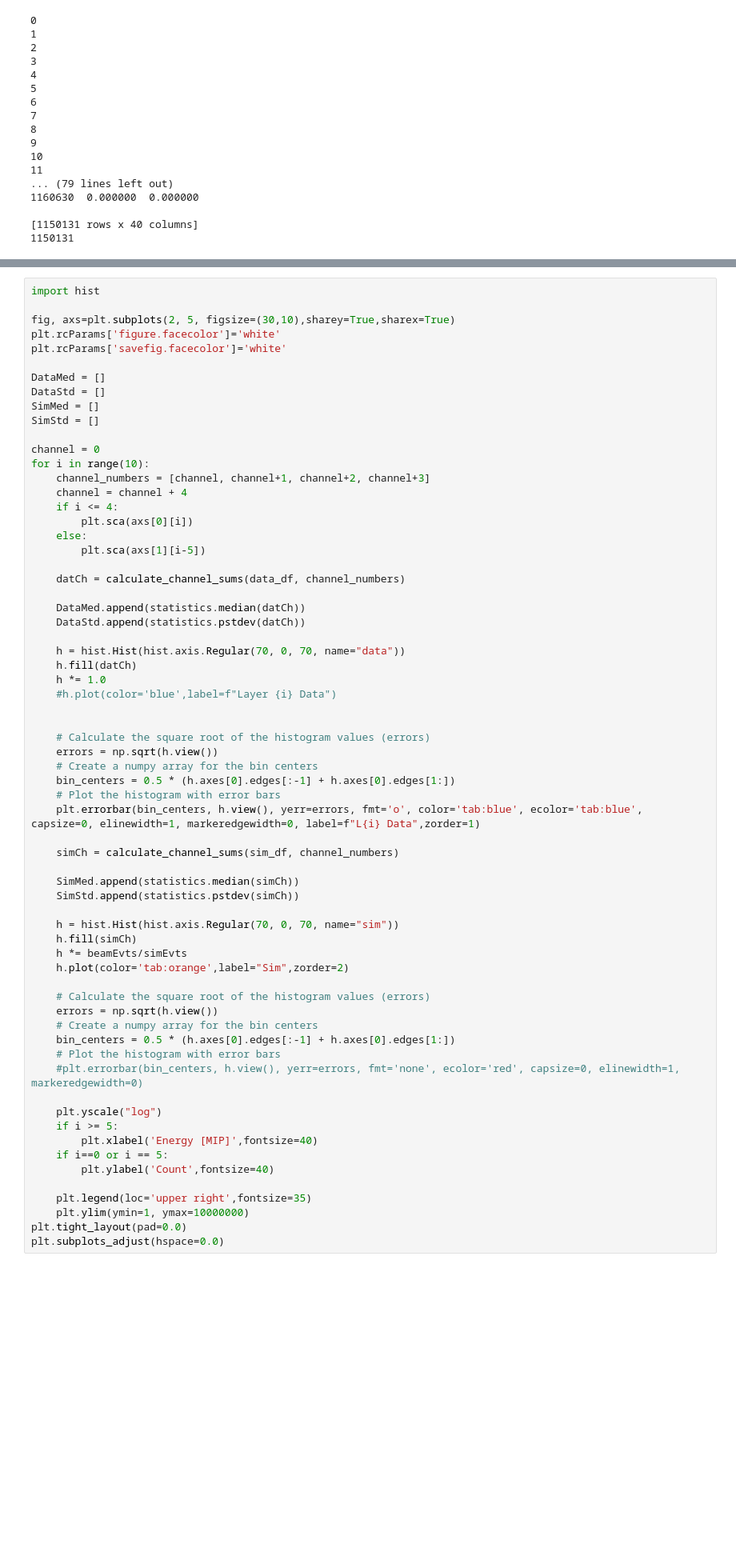
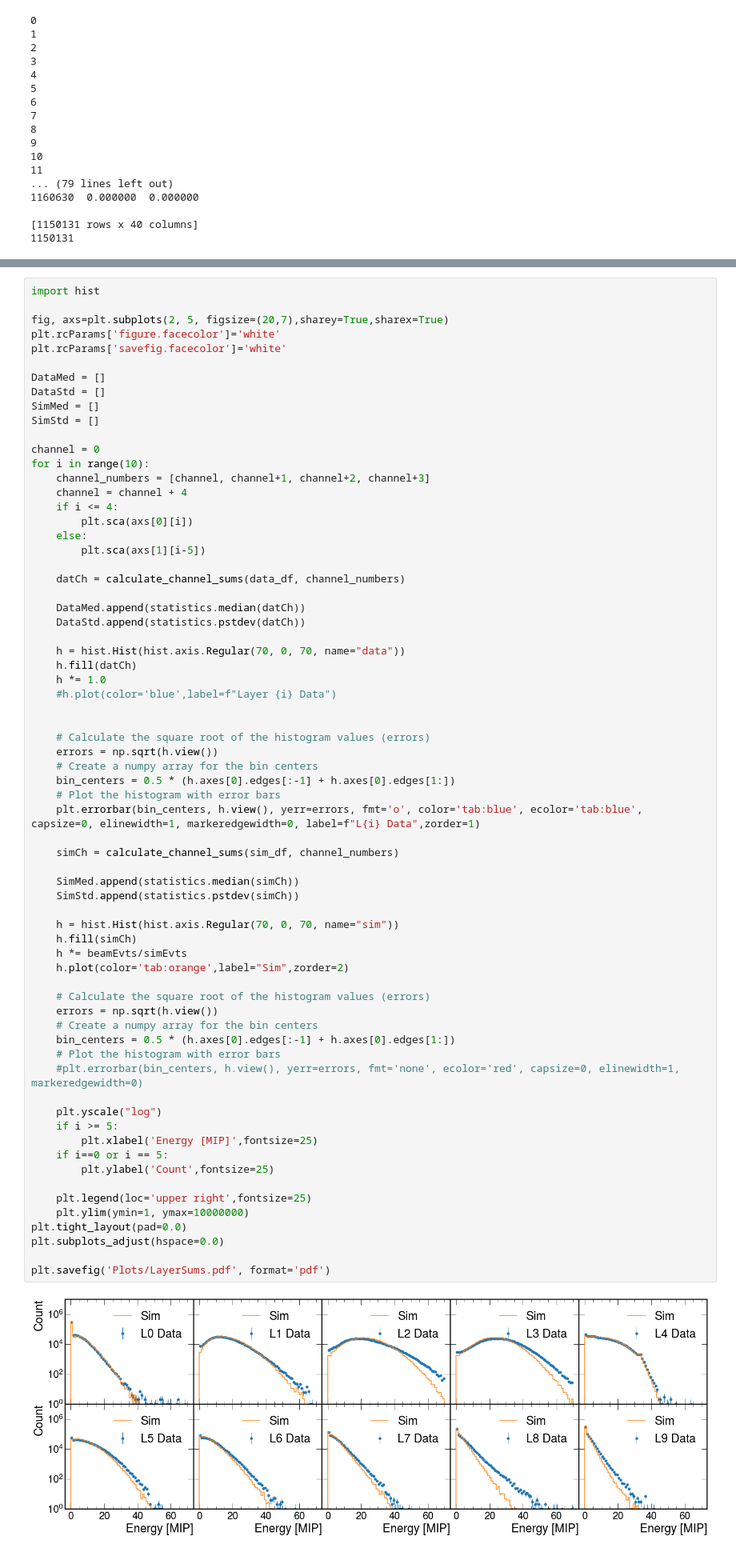
Before and after one commit to sebouh137/beamtest_plots, a Jupyter notebook: TestBeamSimAnalysis.ipynb, the cells around one changed output, grey strips where cells are left out. Shown at 80% size. Cells and saved outputs as stored; diff of their text form; blank space fills up the shorter version.

```diff
--- a/TestBeamSimAnalysis.ipynb
+++ b/TestBeamSimAnalysis.ipynb
@@ -588,7 +589,7 @@ plt.subplots_adjust(hspace=0.0, wspace=0.0)
 # %%
 import hist
 
-fig, axs=plt.subplots(2, 5, figsize=(30,10),sharey=True,sharex=True)
+fig, axs=plt.subplots(2, 5, figsize=(20,7),sharey=True,sharex=True)
 plt.rcParams['figure.facecolor']='white'
 plt.rcParams['savefig.facecolor']='white'
 
@@ -621,36 +622,40 @@ for i in range(10):
     errors = np.sqrt(h.view())
     # Create a numpy array for the bin centers
     bin_centers = 0.5 * (h.axes[0].edges[:-1] + h.axes[0].edges[1:])
     # Plot the histogram with error bars
     plt.errorbar(bin_centers, h.view(), yerr=errors, fmt='o', color='tab:blue', ecolor='tab:blue', capsize=0, elinewidth=1, markeredgewidth=0, label=f"L{i} Data",zorder=1)
 
     simCh = calculate_channel_sums(sim_df, channel_numbers)
 
     SimMed.append(statistics.median(simCh))
     SimStd.append(statistics.pstdev(simCh))
 
     h = hist.Hist(hist.axis.Regular(70, 0, 70, name="sim"))
     h.fill(simCh)
     h *= beamEvts/simEvts
     h.plot(color='tab:orange',label="Sim",zorder=2)
 
     # Calculate the square root of the histogram values (errors)
     errors = np.sqrt(h.view())
     # Create a numpy array for the bin centers
     bin_centers = 0.5 * (h.axes[0].edges[:-1] + h.axes[0].edges[1:])
     # Plot the histogram with error bars
     #plt.errorbar(bin_centers, h.view(), yerr=errors, fmt='none', ecolor='red', capsize=0, elinewidth=1, markeredgewidth=0)
 
     plt.yscale("log")
     if i >= 5:
-        plt.xlabel('Energy [MIP]',fontsize=40)
+        plt.xlabel('Energy [MIP]',fontsize=25)
     if i==0 or i == 5:
-        plt.ylabel('Count',fontsize=40)
+        plt.ylabel('Count',fontsize=25)
 
-    plt.legend(loc='upper right',fontsize=35)
+    plt.legend(loc='upper right',fontsize=25)
     plt.ylim(ymin=1, ymax=10000000)
 plt.tight_layout(pad=0.0)
 plt.subplots_adjust(hspace=0.0)
+
+plt.savefig('Plots/LayerSums.pdf', format='pdf')
+# %% [output]
+[figure, added]
 # %%
 plt.errorbar(range(0,10), DataMed, yerr=DataStd, fmt="o", color='tab:blue', label='Data',capsize=20)
 plt.errorbar(range(0,10), SimMed, yerr=SimStd, fmt="o", color='tab:orange', label='Simulation',capsize=20)
```
Also changed, not shown: parts of 12 cells of this notebook.
